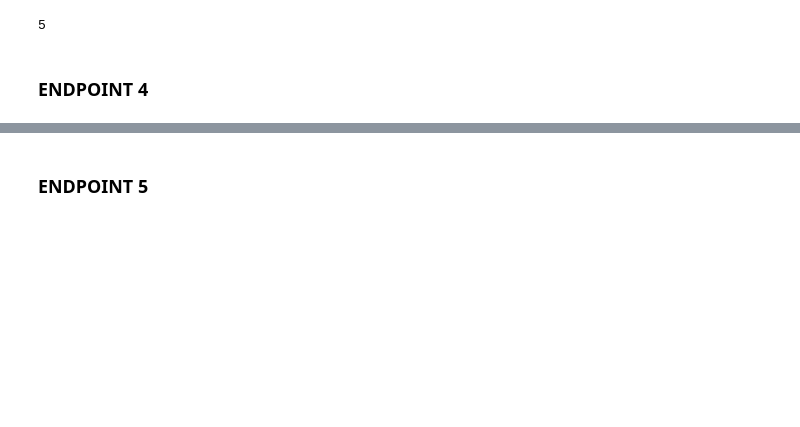
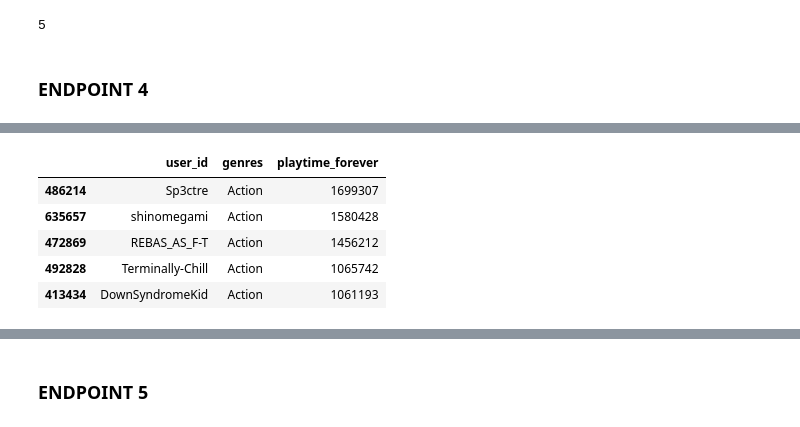
Before and after one commit to fransindi/Steam_MLOps, a Jupyter notebook: ETL.ipynb, the cells around one changed output, grey strips where cells are left out. Drawn from its saved outputs; the diff is of its cells as text; code cells hidden in the pictures; blank space fills up the shorter version.

```diff
--- a/ETL.ipynb
+++ b/ETL.ipynb
@@ -301,0 +323,2 @@ userforgenre('Simulation')
+# %%
+steam.rename(columns={'id':'item_id'}, inplace=True)
@@ -301,0 +330,17 @@ userforgenre('Simulation')
+# %%
+steam_ep4 = steam[['item_id', 'genres']]
+# %%
+merged2 = user_items_completo[['user_id', 'item_id', 'user_url', 'playtime_forever']].merge(steam_ep4.explode('genres'), on='item_id')
+groupep4 = merged2.groupby(['user_id', 'genres'])['playtime_forever'].sum().reset_index()
+sorted_ep4 = groupep4.sort_values(by=['genres', 'playtime_forever'], ascending=[True, False])
+endpoint4 = sorted_ep4.groupby('genres').head(5)
+# %%
+endpoint4.to_csv('data_endpoints/endpoint4.csv')
+endpoint4[endpoint4['genres'] == 'Action']
+# %% [output]
+|  | user_id | genres | playtime_forever |
+| 486214 | Sp3ctre | Action | 1699307 |
+| 635657 | shinomegami | Action | 1580428 |
+| 472869 | REBAS_AS_F-T | Action | 1456212 |
+| 492828 | Terminally-Chill | Action | 1065742 |
+| 413434 | DownSyndromeKid | Action | 1061193 |
```
Also changed, not shown: parts of 31 cells of this notebook, 6 other files.
